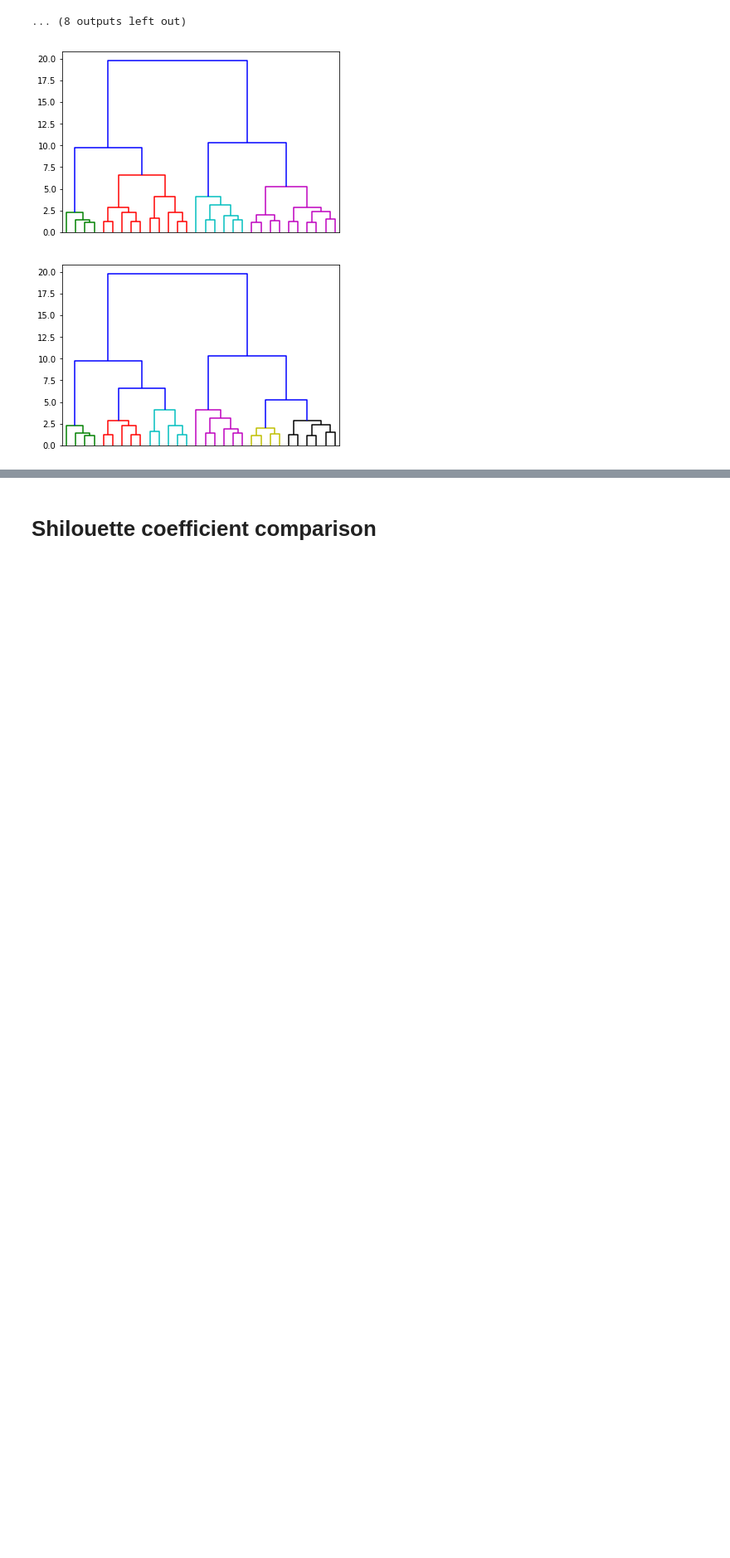
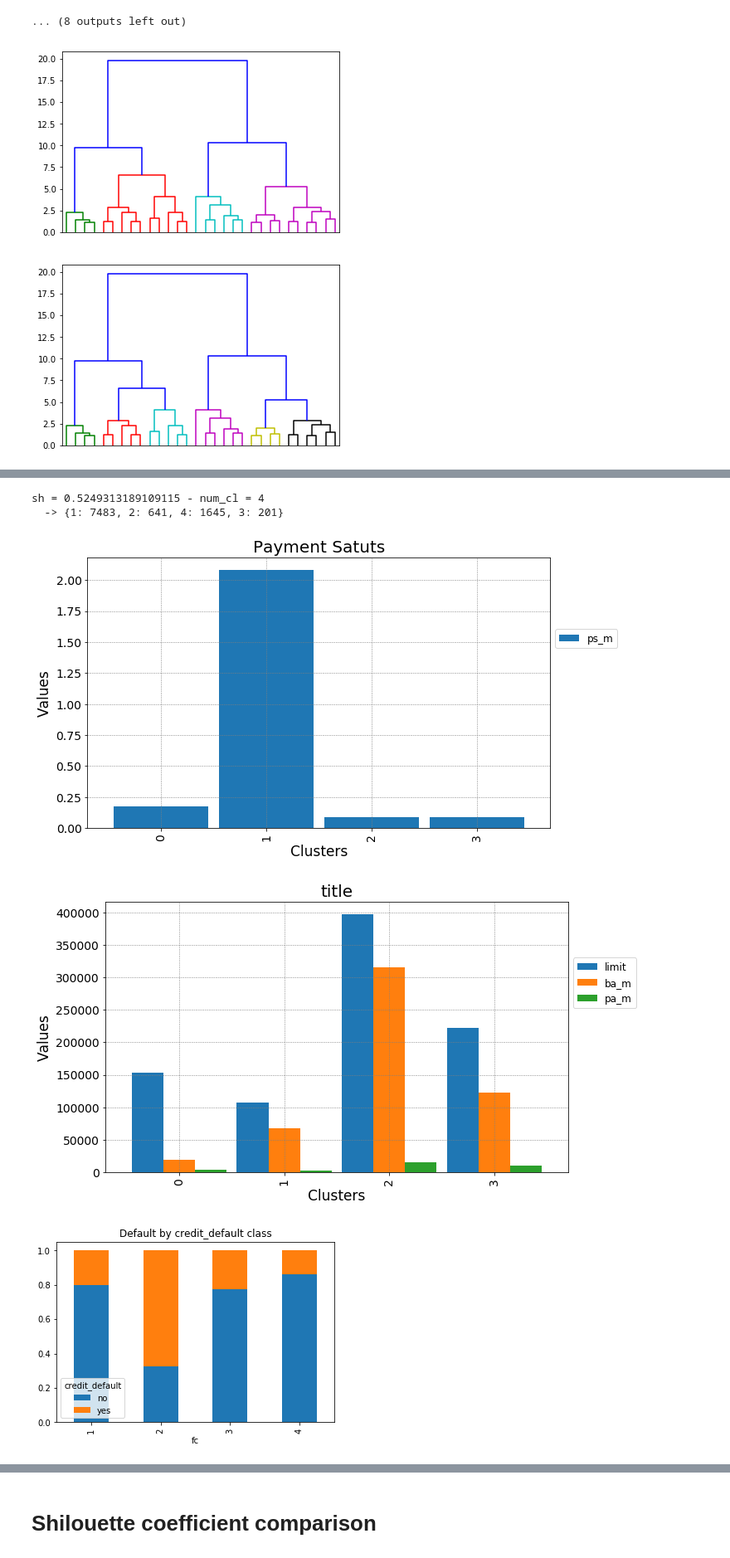
Before and after one commit to DanyEle/dm-group-1, a Jupyter notebook: Code/Riccardo/Hier_Clu_2.0.ipynb, the cells around one changed output, grey strips where cells are left out. Shown at 83% size. Drawn from its saved outputs; the diff is of its cells as text; code cells hidden in the pictures; blank space fills up the shorter version.

```diff
--- a/Code/Riccardo/Hier_Clu_2.0.ipynb
+++ b/Code/Riccardo/Hier_Clu_2.0.ipynb
@@ -458,0 +472,8 @@ plot_dend(test_3_30, 'ward', [4,6])
+# %%
+plot_res(cc_2, test_4_30, 'ward', 4, 'mean')
+# %% [output]
+sh = 0.5249313189109115 - num_cl = 4
+  -> {1: 7483, 2: 641, 4: 1645, 3: 201}
+[figure, added]
+[figure, added]
+[figure, added]
```
Also changed, not shown: parts of 8 cells of this notebook, 1 other file.
